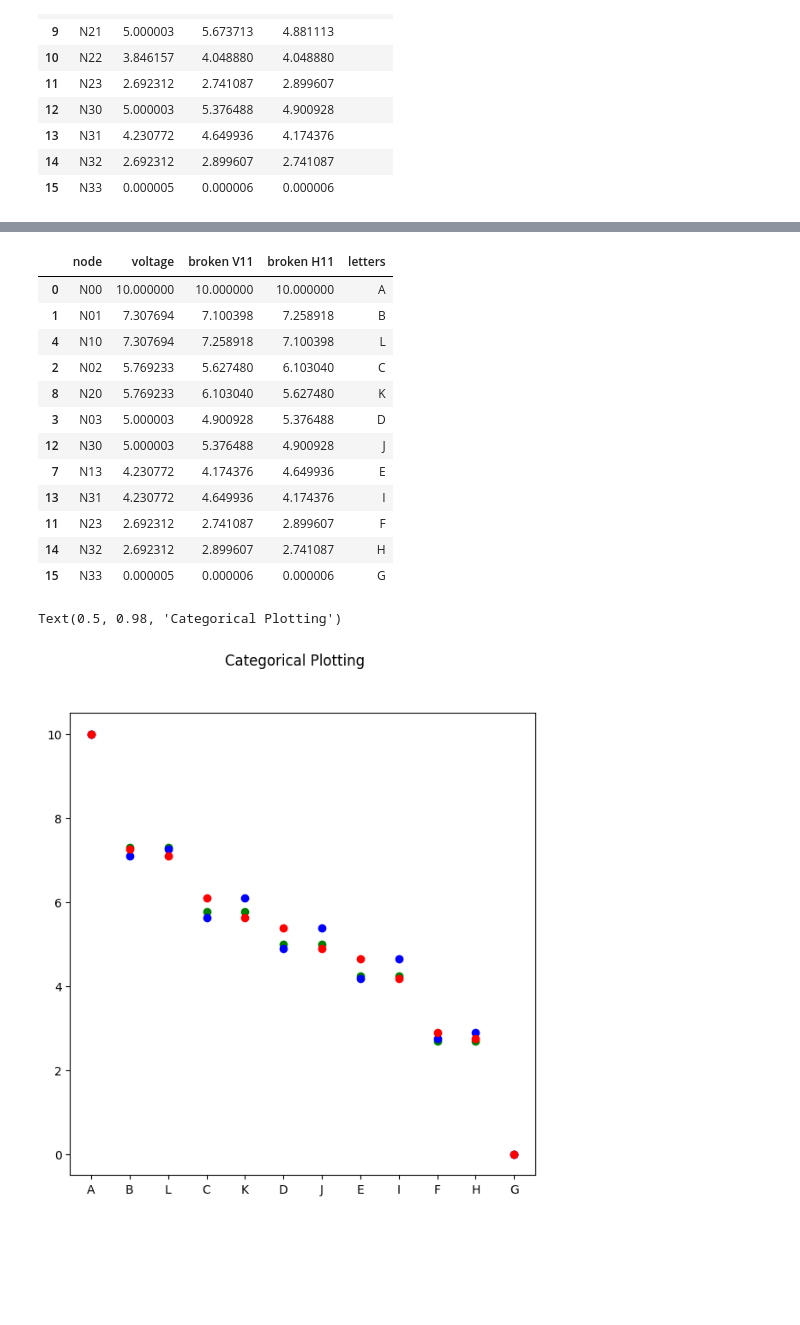
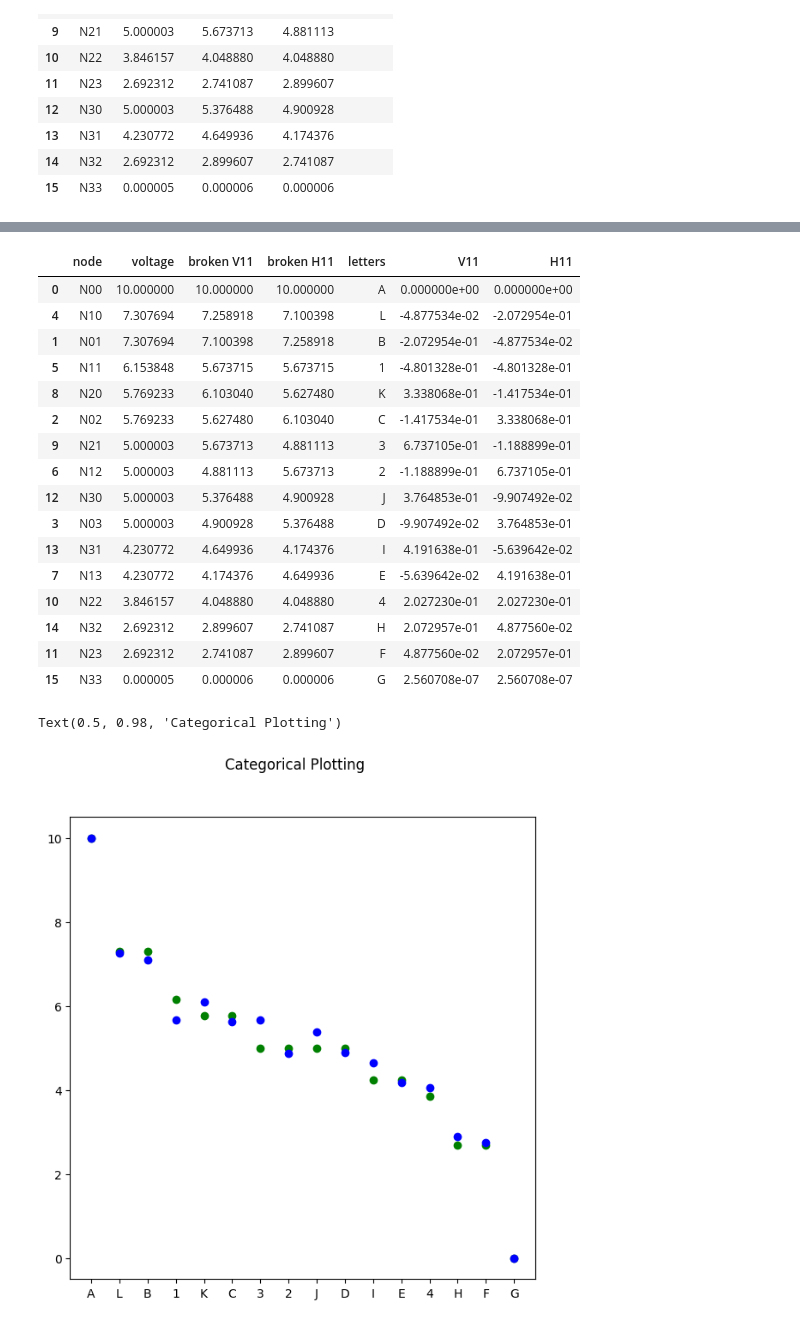
Before and after one commit to MariMachaidze/Internship-2024, a Jupyter notebook: Learning pandas/making formula.ipynb, the cells around one changed output, grey strips where cells are left out. Cells and saved outputs as stored; diff of their text form; code cells hidden in the pictures; blank space fills up the shorter version.

```diff
--- a/Learning pandas/making formula.ipynb
+++ b/Learning pandas/making formula.ipynb
@@ -160,5 +164,5 @@ df
 # %%
-for ind in df.index:
-    if(len(df['letters'][ind]) == 0):
-        df = df.drop([ind]);
-df
+# for ind in df.index:
+#     if(len(df['letters'][ind]) == 0):
+#         df = df.drop([ind]);
+# df
@@ -180,33 +170,37 @@ df
 df = df.sort_values(by='voltage', ascending=False, axis=0)
 df
 # %% [output]
-|  | node | voltage | broken V11 | broken H11 | letters |
-| 0 | N00 | 10.000000 | 10.000000 | 10.000000 | A |
-| 1 | N01 | 7.307694 | 7.100398 | 7.258918 | B |
-| 4 | N10 | 7.307694 | 7.258918 | 7.100398 | L |
-| 2 | N02 | 5.769233 | 5.627480 | 6.103040 | C |
-| 8 | N20 | 5.769233 | 6.103040 | 5.627480 | K |
-| 3 | N03 | 5.000003 | 4.900928 | 5.376488 | D |
-| 12 | N30 | 5.000003 | 5.376488 | 4.900928 | J |
-| 7 | N13 | 4.230772 | 4.174376 | 4.649936 | E |
-| 13 | N31 | 4.230772 | 4.649936 | 4.174376 | I |
-| 11 | N23 | 2.692312 | 2.741087 | 2.899607 | F |
-| 14 | N32 | 2.692312 | 2.899607 | 2.741087 | H |
-| 15 | N33 | 0.000005 | 0.000006 | 0.000006 | G |
+|  | node | voltage | broken V11 | broken H11 | letters | V11 | H11 |
+| 0 | N00 | 10.000000 | 10.000000 | 10.000000 | A | 0.000000e+00 | 0.000000e+00 |
+| 4 | N10 | 7.307694 | 7.258918 | 7.100398 | L | -4.877534e-02 | -2.072954e-01 |
+| 1 | N01 | 7.307694 | 7.100398 | 7.258918 | B | -2.072954e-01 | -4.877534e-02 |
+| 5 | N11 | 6.153848 | 5.673715 | 5.673715 | 1 | -4.801328e-01 | -4.801328e-01 |
+| 8 | N20 | 5.769233 | 6.103040 | 5.627480 | K | 3.338068e-01 | -1.417534e-01 |
+| 2 | N02 | 5.769233 | 5.627480 | 6.103040 | C | -1.417534e-01 | 3.338068e-01 |
+| 9 | N21 | 5.000003 | 5.673713 | 4.881113 | 3 | 6.737105e-01 | -1.188899e-01 |
+| 6 | N12 | 5.000003 | 4.881113 | 5.673713 | 2 | -1.188899e-01 | 6.737105e-01 |
+| 12 | N30 | 5.000003 | 5.376488 | 4.900928 | J | 3.764853e-01 | -9.907492e-02 |
+| 3 | N03 | 5.000003 | 4.900928 | 5.376488 | D | -9.907492e-02 | 3.764853e-01 |
+| 13 | N31 | 4.230772 | 4.649936 | 4.174376 | I | 4.191638e-01 | -5.639642e-02 |
+| 7 | N13 | 4.230772 | 4.174376 | 4.649936 | E | -5.639642e-02 | 4.191638e-01 |
+| 10 | N22 | 3.846157 | 4.048880 | 4.048880 | 4 | 2.027230e-01 | 2.027230e-01 |
+| 14 | N32 | 2.692312 | 2.899607 | 2.741087 | H | 2.072957e-01 | 4.877560e-02 |
+| 11 | N23 | 2.692312 | 2.741087 | 2.899607 | F | 4.877560e-02 | 2.072957e-01 |
+| 15 | N33 | 0.000005 | 0.000006 | 0.000006 | G | 2.560708e-07 | 2.560708e-07 |
 # %%
 import matplotlib.pyplot as plt
 
 # df = df1
 names = df['letters']
 correct = df['voltage']
 broken_V11 = df['broken V11']
 broken_H11 = df['broken H11']
 
 fig, ax = plt.subplots(figsize=(7, 7))
 ax.scatter(names, correct, color = "green")
 ax.scatter(names, broken_V11, color = 'blue')
-ax.scatter(names, broken_H11, color = 'red')
+# ax.scatter(names, broken_H11, color = 'red')
 fig.suptitle('Categorical Plotting')
 # %% [output]
 Text(0.5, 0.98, 'Categorical Plotting')
-[figure, old version]
+[figure, new version]
```
Also changed, not shown: parts of 5 cells of this notebook, 3 other files.
